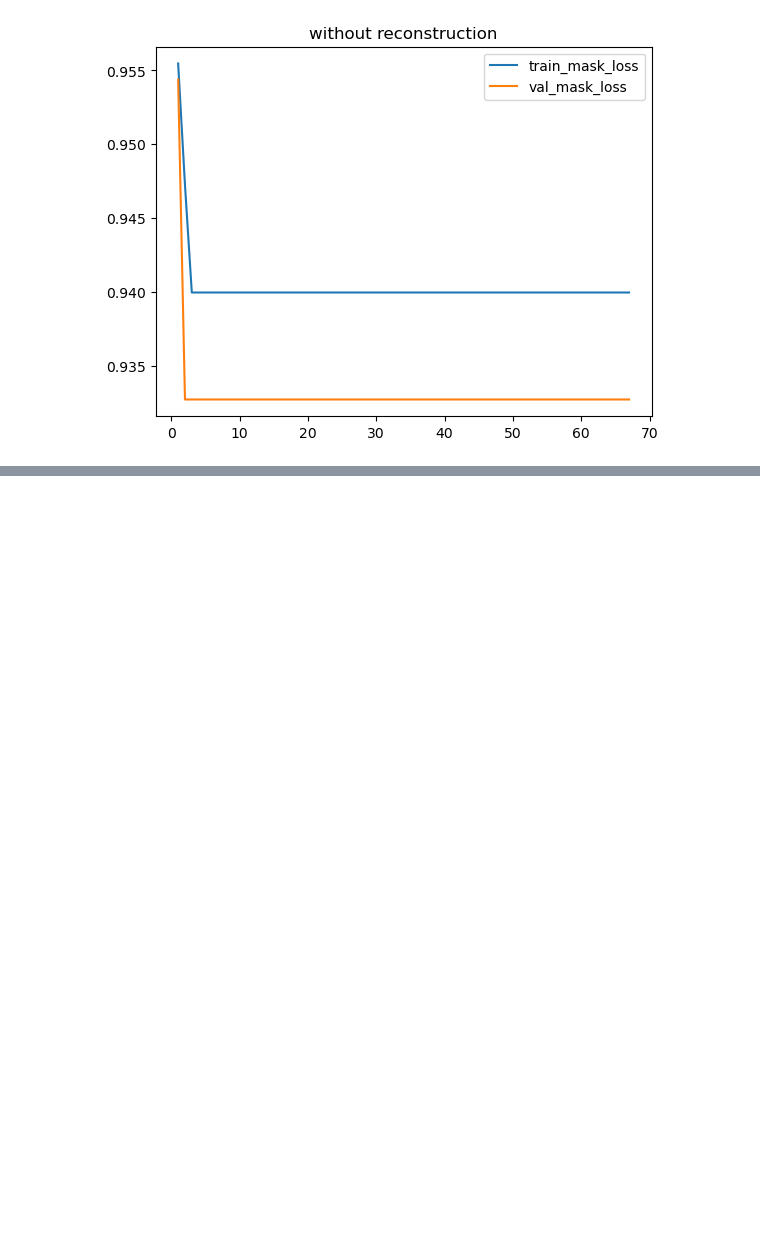
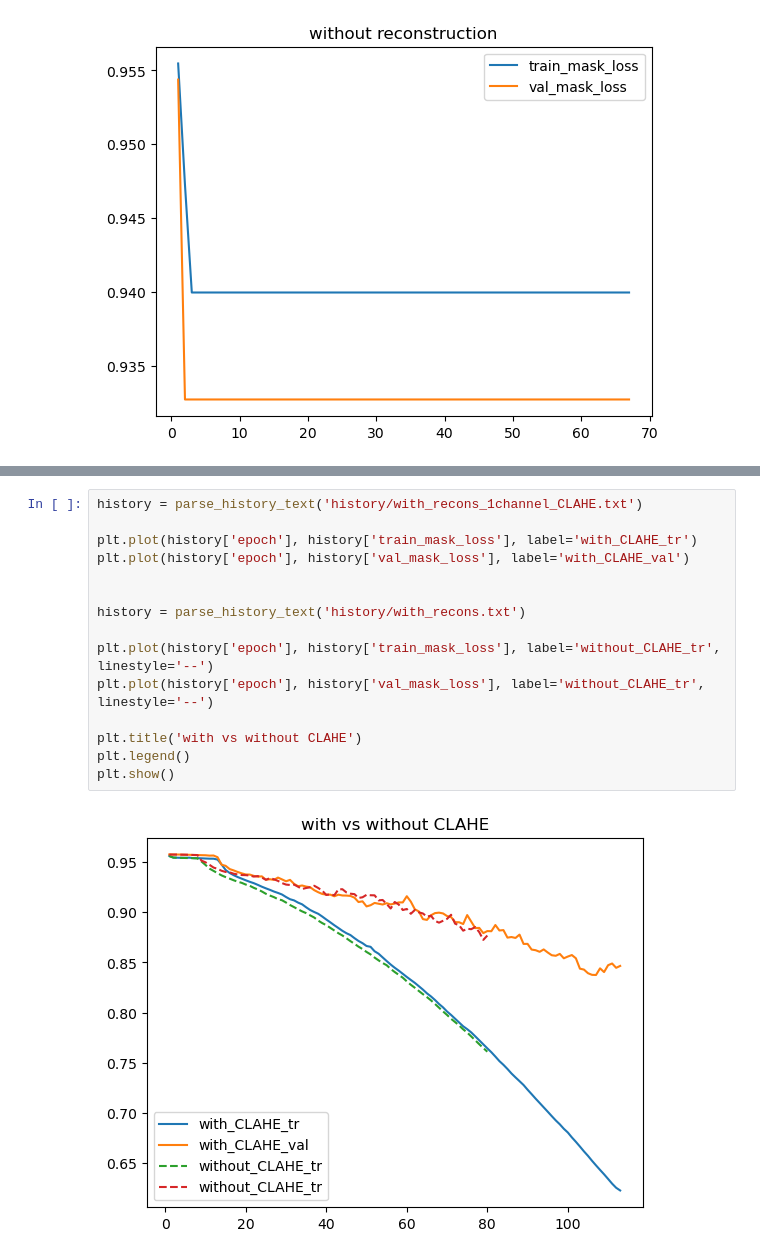
Before and after one commit to ktm379/DR-GeuAl, a Jupyter notebook: code/history_plot.ipynb, the cells around one changed output, grey strips where cells are left out. Drawn from its saved outputs; the diff is of its cells as text; blank space fills up the shorter version.

Commit message:
add result_plot, add add_noise function

```diff
--- a/code/history_plot.ipynb
+++ b/code/history_plot.ipynb
@@ -38,0 +54,17 @@ plt.show()
+# %%
+history = parse_history_text('history/with_recons_1channel_CLAHE.txt')
+
+plt.plot(history['epoch'], history['train_mask_loss'], label='with_CLAHE_tr')
+plt.plot(history['epoch'], history['val_mask_loss'], label='with_CLAHE_val')
+
+
+history = parse_history_text('history/with_recons.txt')
+
+plt.plot(history['epoch'], history['train_mask_loss'], label='without_CLAHE_tr', linestyle='--')
+plt.plot(history['epoch'], history['val_mask_loss'], label='without_CLAHE_tr', linestyle='--')
+
+plt.title('with vs without CLAHE')
+plt.legend()
+plt.show()
+# %% [output]
+[figure, added]
```
Also changed, not shown: parts of 4 cells of this notebook, 7 other files.
